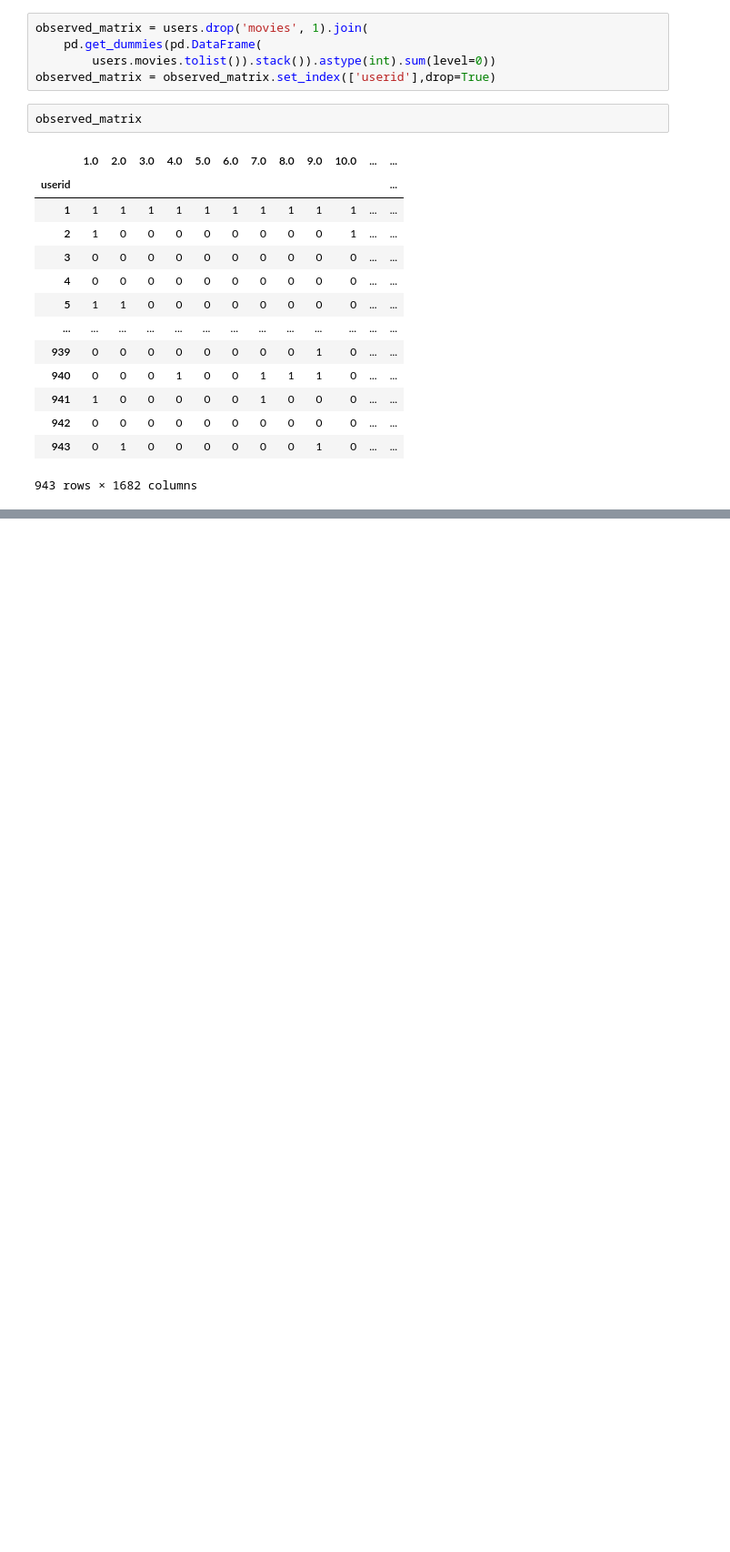
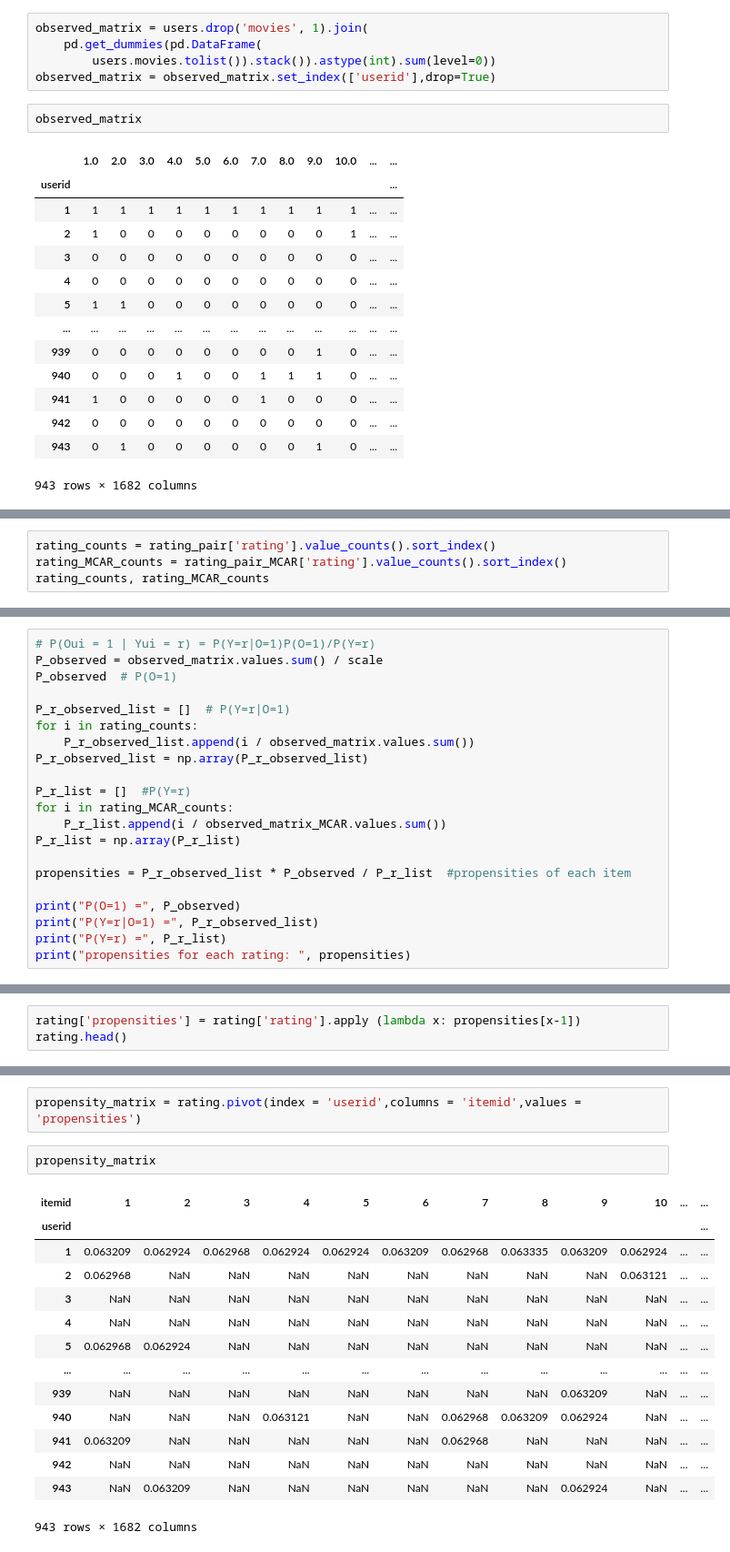
Before and after one commit to Recommendation-System-Project/Recommendation-system, a Jupyter notebook: IPS Module.ipynb, the cells around one changed output, grey strips where cells are left out. Shown at 91% size. Drawn from its saved outputs; the diff is of its cells as text; blank space fills up the shorter version.

```diff
--- a/IPS Module.ipynb
+++ b/IPS Module.ipynb
@@ -209,0 +215,4 @@ inversePropensities
+# %%
+rating_counts = rating_pair['rating'].value_counts().sort_index()
+rating_MCAR_counts = rating_pair_MCAR['rating'].value_counts().sort_index()
+rating_counts, rating_MCAR_counts
@@ -209,0 +232,21 @@ inversePropensities
+# %%
+# P(Oui = 1 | Yui = r) = P(Y=r|O=1)P(O=1)/P(Y=r)
+P_observed = observed_matrix.values.sum() / scale
+P_observed  # P(O=1)
+
+P_r_observed_list = []  # P(Y=r|O=1)
+for i in rating_counts:
+    P_r_observed_list.append(i / observed_matrix.values.sum())
+P_r_observed_list = np.array(P_r_observed_list)
+
+P_r_list = []  #P(Y=r)
+for i in rating_MCAR_counts:
+    P_r_list.append(i / observed_matrix_MCAR.values.sum())
+P_r_list = np.array(P_r_list)
+
+propensities = P_r_observed_list * P_observed / P_r_list  #propensities of each item
+
+print("P(O=1) =", P_observed)
+print("P(Y=r|O=1) =", P_r_observed_list)
+print("P(Y=r) =", P_r_list)
+print("propensities for each rating: ", propensities)
@@ -209,0 +275,3 @@ inversePropensities
+# %%
+rating['propensities'] = rating['rating'].apply (lambda x: propensities[x-1])
+rating.head()
@@ -209,0 +286,19 @@ inversePropensities
+# %%
+propensity_matrix = rating.pivot(index = 'userid',columns = 'itemid',values = 'propensities')
+# %%
+propensity_matrix
+# %% [output]
+| itemid | 1 | 2 | 3 | 4 | 5 | 6 | 7 | 8 | 9 | 10 | ... | ... |
+| userid |  |  |  |  |  |  |  |  |  |  |  | ... |
+| 1 | 0.063209 | 0.062924 | 0.062968 | 0.062924 | 0.062924 | 0.063209 | 0.062968 | 0.063335 | 0.063209 | 0.062924 | ... | ... |
+| 2 | 0.062968 | NaN | NaN | NaN | NaN | NaN | NaN | NaN | NaN | 0.063121 | ... | ... |
+| 3 | NaN | NaN | NaN | NaN | NaN | NaN | NaN | NaN | NaN | NaN | ... | ... |
+| 4 | NaN | NaN | NaN | NaN | NaN | NaN | NaN | NaN | NaN | NaN | ... | ... |
+| 5 | 0.062968 | 0.062924 | NaN | NaN | NaN | NaN | NaN | NaN | NaN | NaN | ... | ... |
+| ... | ... | ... | ... | ... | ... | ... | ... | ... | ... | ... | ... | ... |
+| 939 | NaN | NaN | NaN | NaN | NaN | NaN | NaN | NaN | 0.063209 | NaN | ... | ... |
+| 940 | NaN | NaN | NaN | 0.063121 | NaN | NaN | 0.062968 | 0.063209 | 0.062924 | NaN | ... | ... |
+| 941 | 0.063209 | NaN | NaN | NaN | NaN | NaN | 0.062968 | NaN | NaN | NaN | ... | ... |
+| 942 | NaN | NaN | NaN | NaN | NaN | NaN | NaN | NaN | NaN | NaN | ... | ... |
+| 943 | NaN | 0.063209 | NaN | NaN | NaN | NaN | NaN | NaN | 0.062924 | NaN | ... | ... |
+943 rows × 1682 columns
```
Also changed, not shown: parts of 22 cells of this notebook.
